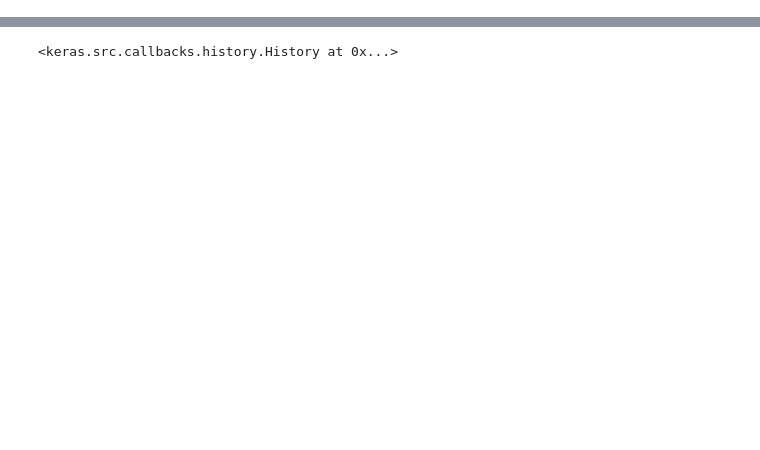
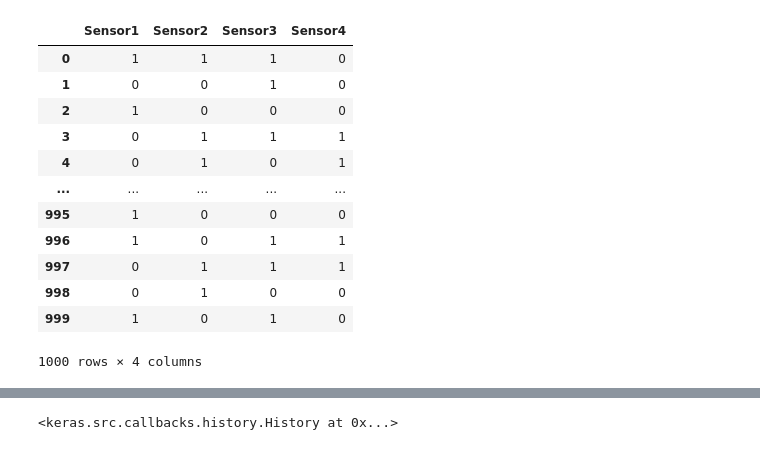
Before and after one commit to Vatsi007/Machine-Learning, a Jupyter notebook: NeuralGitHub.ipynb, the cells around one changed output, grey strips where cells are left out. Cells and saved outputs as stored; diff of their text form; code cells hidden in the pictures; blank space fills up the shorter version.

```diff
--- a/NeuralGitHub.ipynb
+++ b/NeuralGitHub.ipynb
@@ -19,2 +26,21 @@ X = np.array([
+# %%
+# 1. Create a small dataset
+
+X = data.iloc[:,:-1]
+X
+# %% [output]
+|  | Sensor1 | Sensor2 | Sensor3 | Sensor4 |
+| 0 | 1 | 1 | 1 | 0 |
+| 1 | 0 | 0 | 1 | 0 |
+| 2 | 1 | 0 | 0 | 0 |
+| 3 | 0 | 1 | 1 | 1 |
+| 4 | 0 | 1 | 0 | 1 |
+| ... | ... | ... | ... | ... |
+| 995 | 1 | 0 | 0 | 0 |
+| 996 | 1 | 0 | 1 | 1 |
+| 997 | 0 | 1 | 1 | 1 |
+| 998 | 0 | 1 | 0 | 0 |
+| 999 | 1 | 0 | 1 | 0 |
+1000 rows × 4 columns
 # %%
 # 2. Labels (target values): 1 = quit, 0 = stay
```
Also changed, not shown: parts of 7 cells of this notebook.
